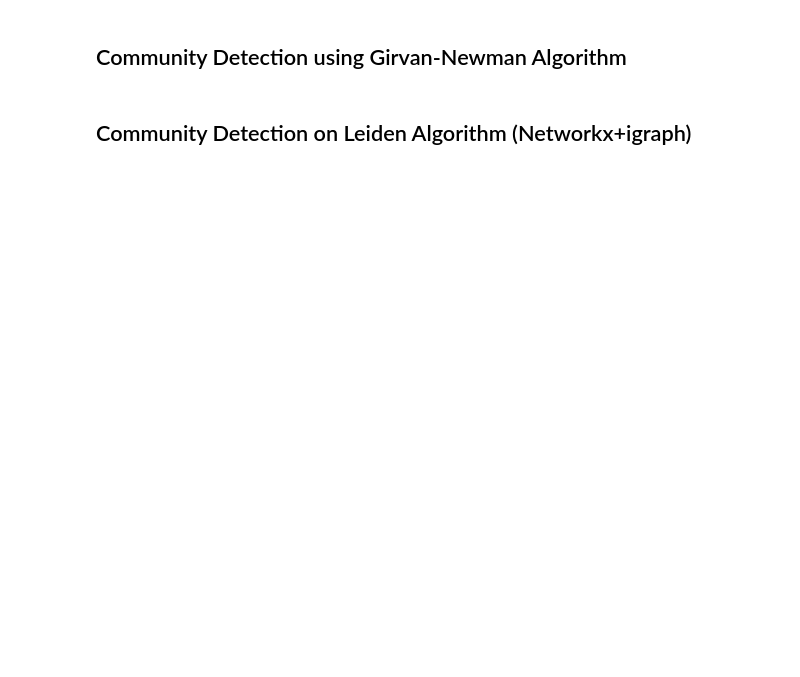
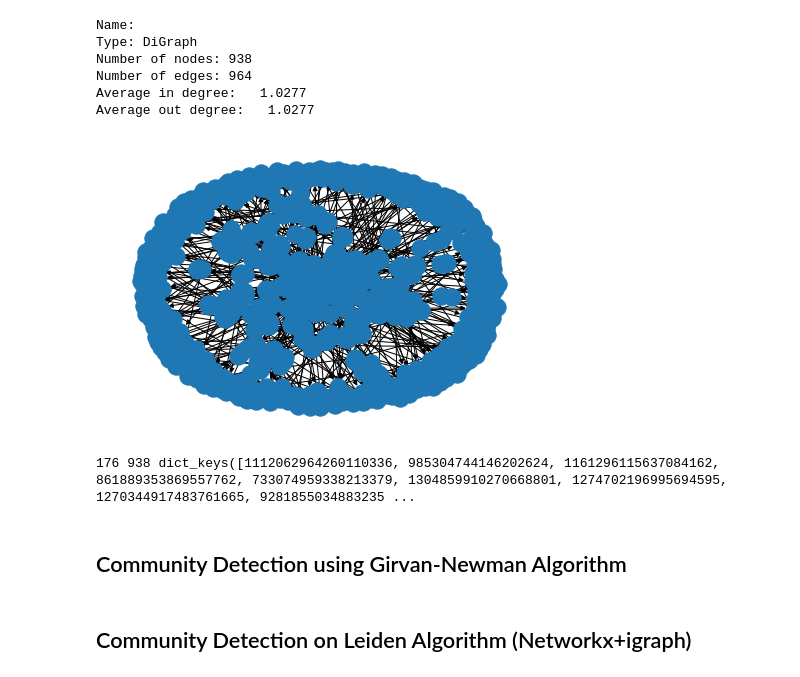
Before and after one commit to abose17/CTI-UserNode-Identification, a Jupyter notebook: cti_source_identification_V2.ipynb, the cells around one changed output. Drawn from its saved outputs; the diff is of its cells as text; code cells hidden in the pictures; blank space fills up the shorter version.

```diff
--- a/cti_source_identification_V2.ipynb
+++ b/cti_source_identification_V2.ipynb
@@ -298,0 +308,5 @@ userIdDict = userObjectDictionaryFunction()
+# %%
+######## Only For Validation #########
+from ast import literal_eval
+validation_DF = pd.read_json("annotated_smallNetwork.json", lines=True)
+validation_DF.head(5)
@@ -298,0 +320,38 @@ userIdDict = userObjectDictionaryFunction()
+# %%
+######## Only For Validation #########
+val_FollowerNode = list()
+val_FollowingNode = list()
+# masterSet = set()
+nodeId_Set= set(validation_DF['id'])
+for index, DataRow in validation_DF.iterrows():
+    if 'Followers' in DataRow:
+#         for val_followerKey, val_follower in enumerate(literal_eval(DataRow['Followers'])):
+        for val_followerKey, val_follower in enumerate(DataRow['Followers']):
+#             masterSet.add(DataRow['id'])
+#             masterSet.add(val_follower)
+            if val_follower in nodeId_Set:
+                val_FollowerNode.append((int(DataRow['id']), int(val_follower), 1))
+    if 'Following' in DataRow:
+#         for val_followingKey, val_following in enumerate(literal_eval(DataRow['Following'])):
+        for val_followingKey, val_following in enumerate(DataRow['Following']):
+#             masterSet.add(DataRow['id'])
+#             masterSet.add(val_following)
+            if val_following in nodeId_Set:
+                val_FollowingNode.append((int(val_following), int(DataRow['id']), 1))
+
+val_FollowerDF = pd.DataFrame(val_FollowerNode, columns =['Src', 'Des', 'Score'])
+val_FollowingDF= pd.DataFrame(val_FollowingNode, columns = ['Src', 'Des', 'Score'])
+val_FollowDF = pd.concat([val_FollowerDF,val_FollowingDF])
+val_FollowDF.to_csv("val_FollowDF.csv", sep=',', index=False, header=False)
+val_nx_graph=nx.read_edgelist('val_FollowDF.csv', delimiter=',', data=(('weight',float),), nodetype=int, create_using=nx.DiGraph())
+print(nx.info(val_nx_graph))
+nx.draw(val_nx_graph)
+plt.show()
+# %% [output]
+Name:
+Type: DiGraph
+Number of nodes: 938
+Number of edges: 964
+Average in degree:   1.0277
+Average out degree:   1.0277
+[figure, added]
@@ -299,3 +362,7 @@ userIdDict = userObjectDictionaryFunction()
+# %%
+print(len(userIdDict.keys()), len(nodeId_Set), userIdDict.keys())
+# %% [output]
+176 938 dict_keys([1112062964260110336, 985304744146202624, 1161296115637084162, 861889353869557762, 733074959338213379, 1304859910270668801, 1274702196995694595, 1270344917483761665, 9281855034883235 ...
 # %%
 def create_Json_Processed_Data_File():
     for userID, entries in userIdDict.items():
```
Also changed, not shown: parts of 36 cells of this notebook.
